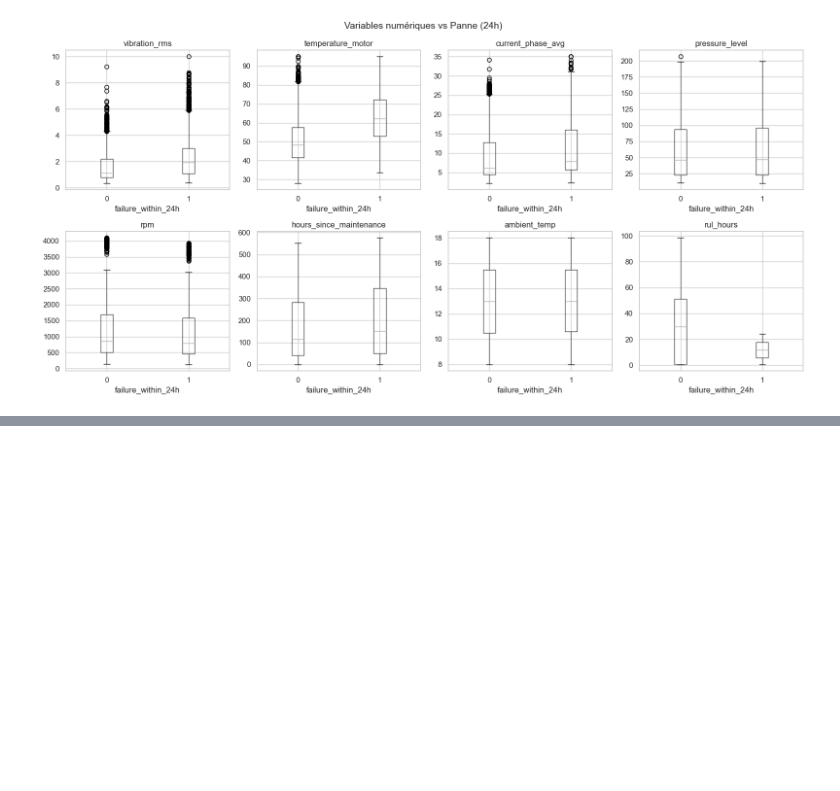
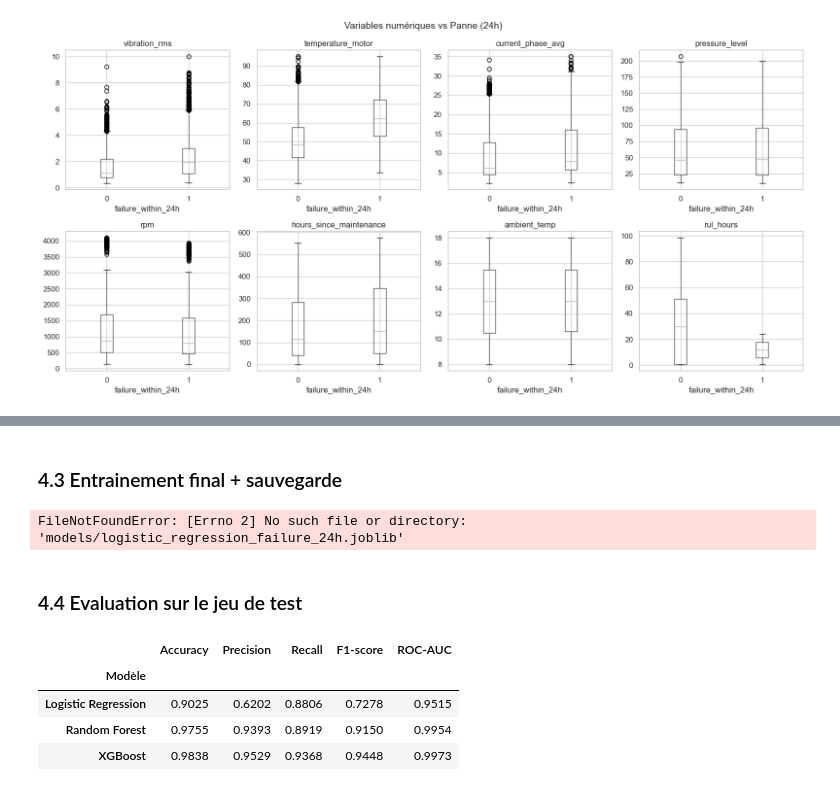
Before and after one commit to Remi-Petit/Data-Science-EFREI, a Jupyter notebook: IA/Sujet_1/notebook/maintenance_ml.ipynb, the cells around one changed output, grey strips where cells are left out. Cells and saved outputs as stored; diff of their text form; code cells hidden in the pictures; blank space fills up the shorter version.

```diff
--- a/IA/Sujet_1/maintenance_ml.ipynb
+++ b/IA/Sujet_1/notebook/maintenance_ml.ipynb
@@ -200,0 +180,17 @@ Train : 19233 lignes | Test : 4809 lignes
+# %% [markdown]
+### 4.3 Entrainement final + sauvegarde
+# %%
+trained_models = train_and_save(models, X_train, y_train)
+# %% [output]
+FileNotFoundError: [Errno 2] No such file or directory: 'models/logistic_regression_failure_24h.joblib'
+# %% [markdown]
+### 4.4 Evaluation sur le jeu de test
+# %%
+results_df = evaluate_models(trained_models, X_test, y_test)
+results_df
+# %% [output]
+|  | Accuracy | Precision | Recall | F1-score | ROC-AUC |
+| Modèle |  |  |  |  |  |
+| Logistic Regression | 0.9025 | 0.6202 | 0.8806 | 0.7278 | 0.9515 |
+| Random Forest | 0.9755 | 0.9393 | 0.8919 | 0.9150 | 0.9954 |
+| XGBoost | 0.9838 | 0.9529 | 0.9368 | 0.9448 | 0.9973 |
```
Also changed, not shown: parts of 27 cells of this notebook, 15 other files.
